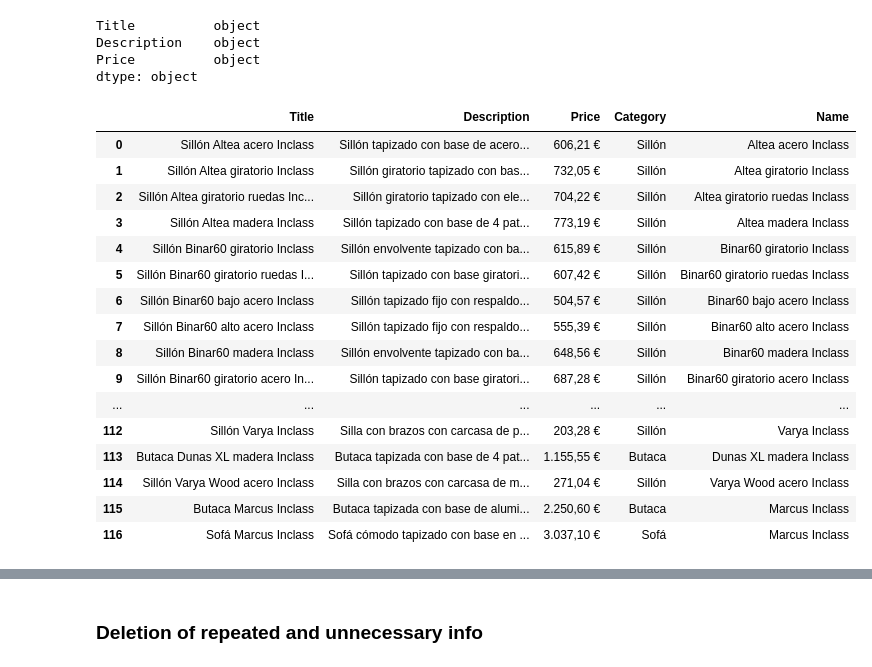
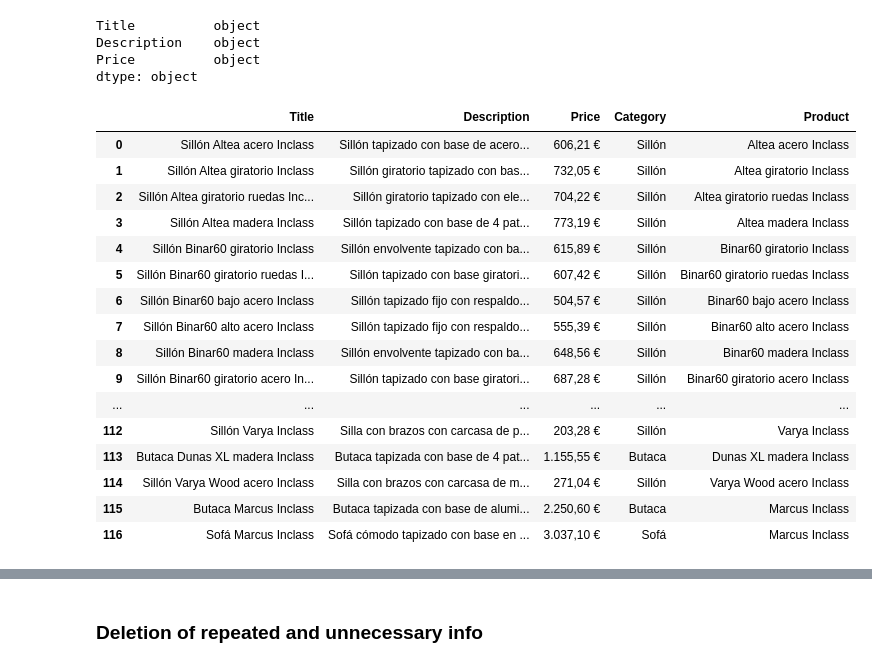
Before and after one commit to Karim-Medlej/Business-Analysis-Project, a Jupyter notebook: Inclass/Prices Webscraping Lluesma - Inclass Sillones y Butacas.ipynb, the cells around one changed output, grey strips where cells are left out. Cells and saved outputs as stored; diff of their text form; code cells hidden in the pictures.

```diff
--- a/Inclass/Prices Webscraping Lluesma - Inclass Sillones y Butacas.ipynb
+++ b/Inclass/Prices Webscraping Lluesma - Inclass Sillones y Butacas.ipynb
@@ -173,10 +173,10 @@ Description    object
 Price          object
 dtype: object
 # %%
-df_combined_inclass_sillones_butacas[['Category','Name']] = df_combined_inclass_sillones_butacas['Title'].str.split(' ', n=1, expand=True)
+df_combined_inclass_sillones_butacas[['Category','Product']] = df_combined_inclass_sillones_butacas['Title'].str.split(' ', n=1, expand=True)
 df_combined_inclass_sillones_butacas
 # %% [output]
-|  | Title | Description | Price | Category | Name |
+|  | Title | Description | Price | Category | Product |
 | 0 | Sillón Altea acero Inclass | Sillón tapizado con base de acero... | 606,21 € | Sillón | Altea acero Inclass |
 | 1 | Sillón Altea giratorio Inclass | Sillón giratorio tapizado con bas... | 732,05 € | Sillón | Altea giratorio Inclass |
 | 2 | Sillón Altea giratorio ruedas Inc... | Sillón giratorio tapizado con ele... | 704,22 € | Sillón | Altea giratorio ruedas Inclass |
```
Also changed, not shown: parts of 3 cells of this notebook, 19 other files.
